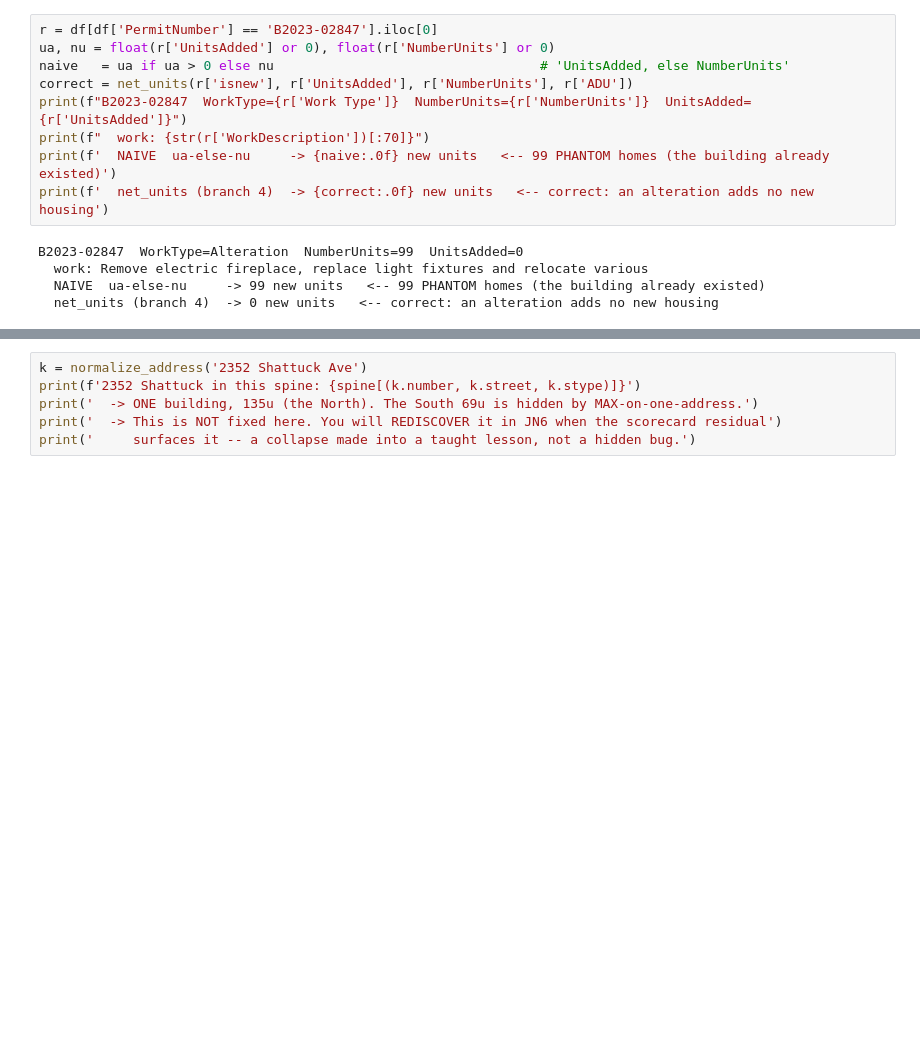
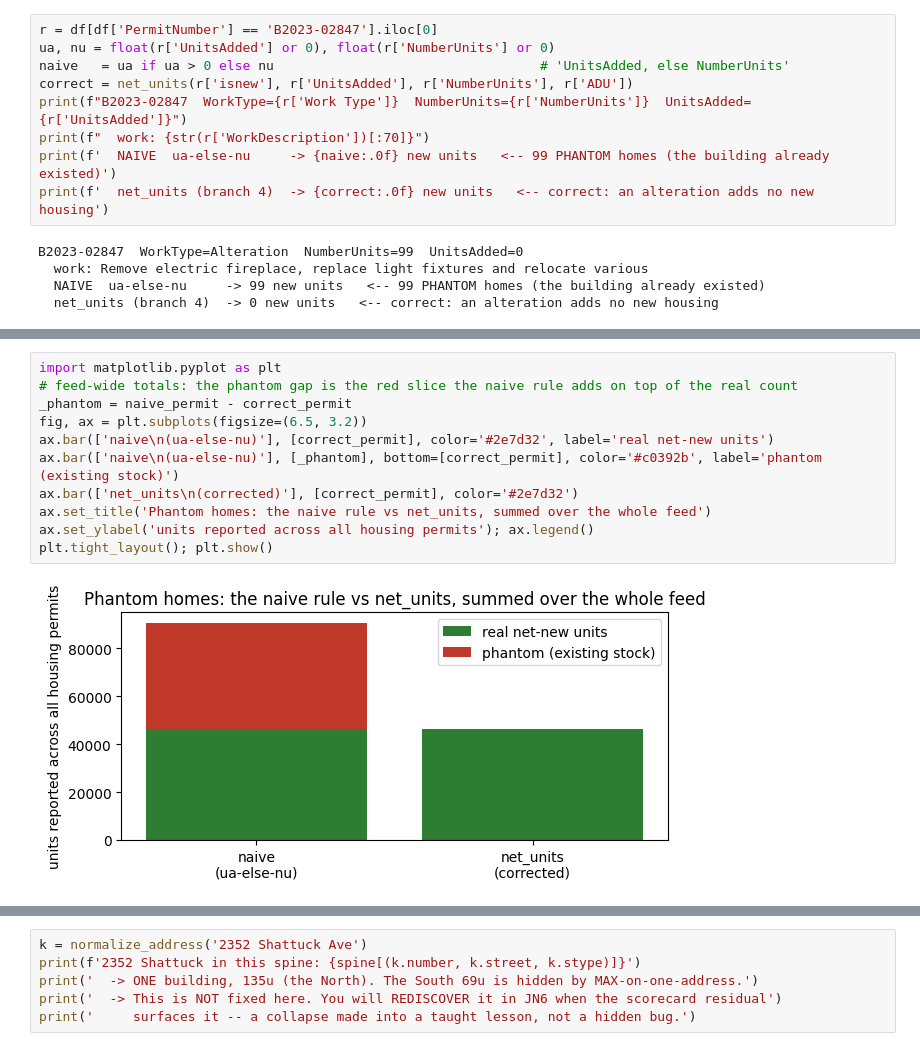
Before and after one commit to blockXblock/berkeley-housing-analysis, a Jupyter notebook: notebooks/curriculum/JN3_spine_units.ipynb, the cells around one changed output, grey strips where cells are left out. Cells and saved outputs as stored; diff of their text form; blank space fills up the shorter version.

```diff
--- a/notebooks/curriculum/JN3_spine_units.ipynb
+++ b/notebooks/curriculum/JN3_spine_units.ipynb
@@ -154 +241,14 @@ per-permit, summed across the feed:  naive 90,446  vs  net_units 46,320
+# %%
+import matplotlib.pyplot as plt
+# feed-wide totals: the phantom gap is the red slice the naive rule adds on top of the real count
+_phantom = naive_permit - correct_permit
+fig, ax = plt.subplots(figsize=(6.5, 3.2))
+ax.bar(['naive\n(ua-else-nu)'], [correct_permit], color='#2e7d32', label='real net-new units')
+ax.bar(['naive\n(ua-else-nu)'], [_phantom], bottom=[correct_permit], color='#c0392b', label='phantom (existing stock)')
+ax.bar(['net_units\n(corrected)'], [correct_permit], color='#2e7d32')
+ax.set_title('Phantom homes: the naive rule vs net_units, summed over the whole feed')
+ax.set_ylabel('units reported across all housing permits'); ax.legend()
+plt.tight_layout(); plt.show()
+# %% [output]
+[figure, added]
 # %% [markdown]
```
Also changed, not shown: parts of 24 cells of this notebook, 6 other files.
